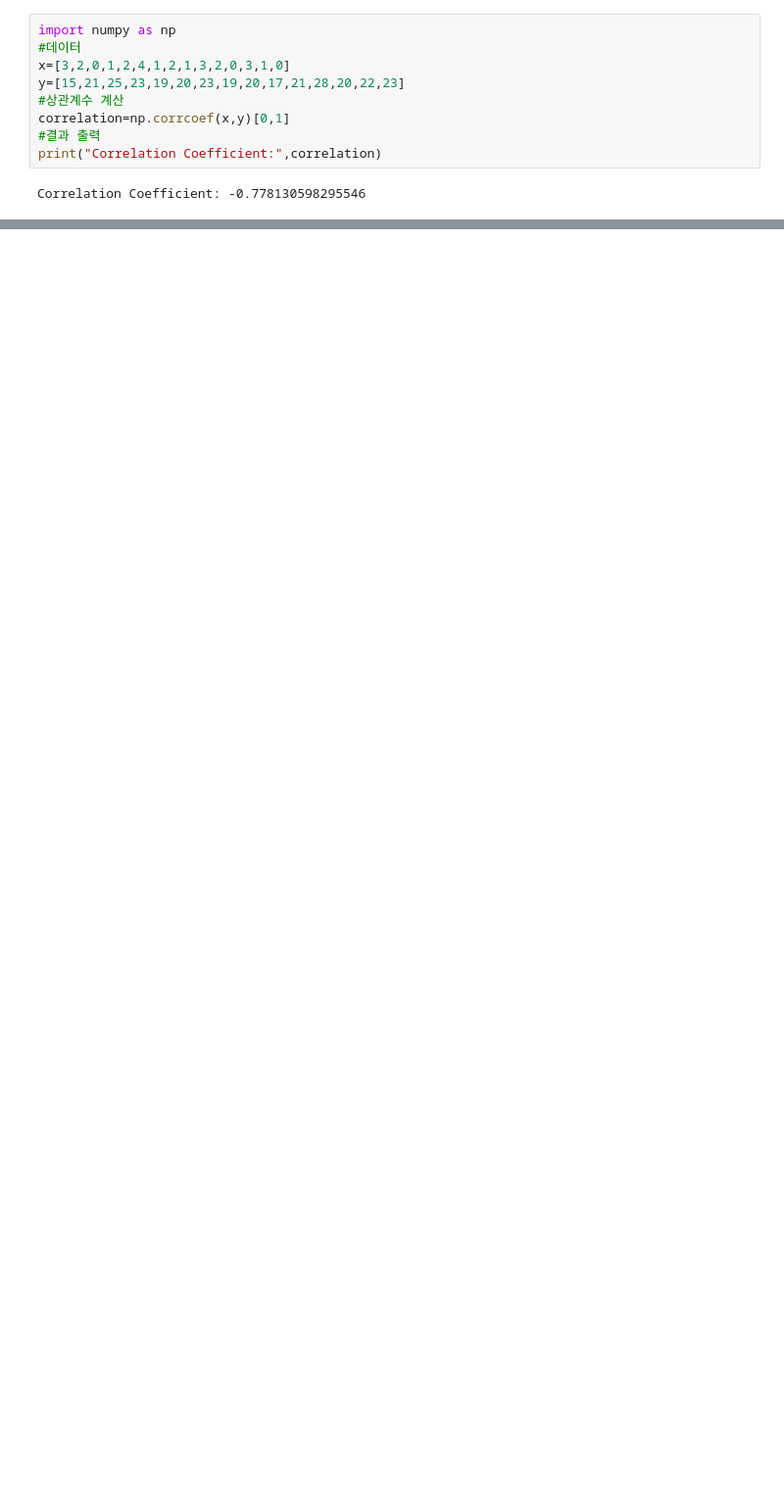
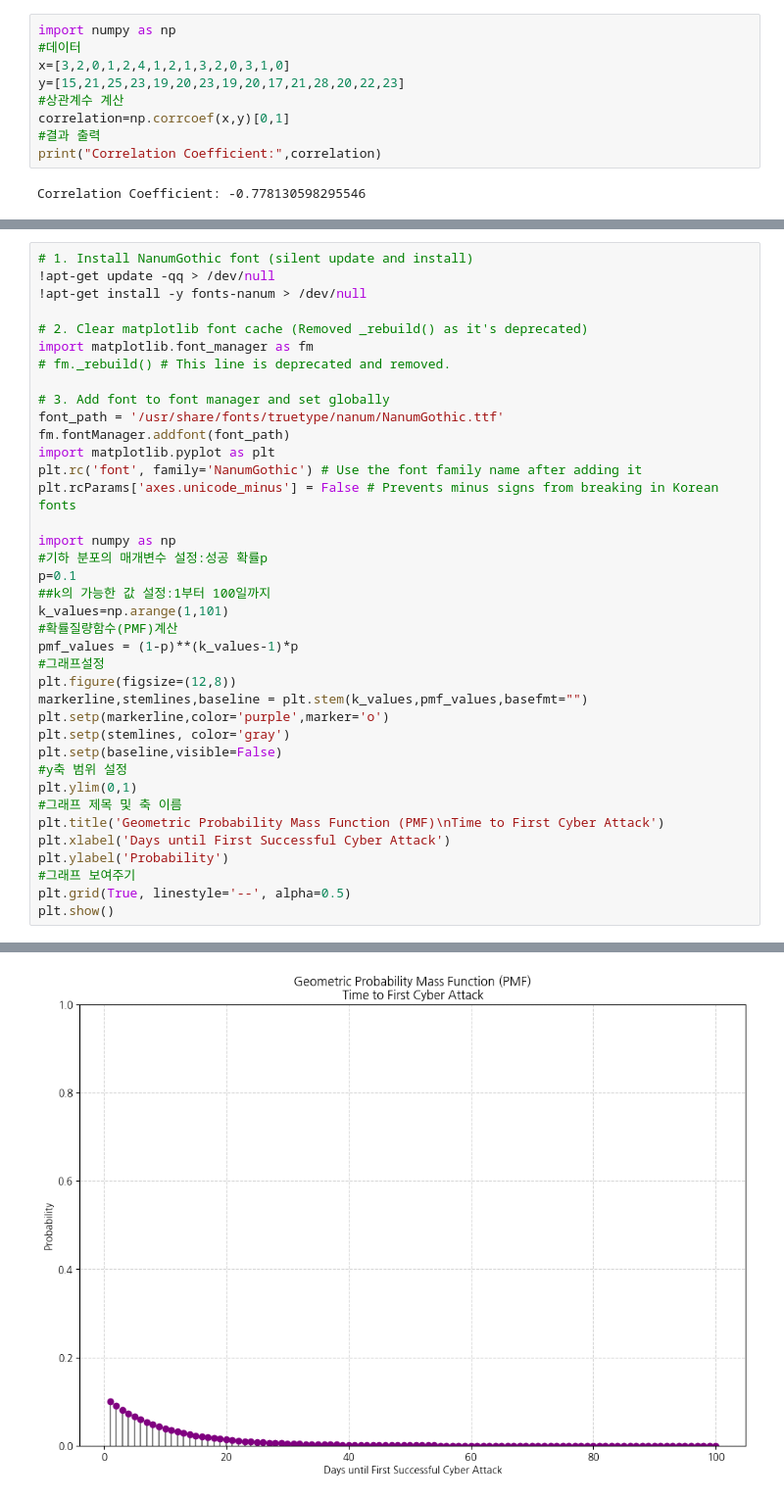
Before and after one commit to thgusdlek/-, a Jupyter notebook: 기초확률과통계.ipynb, the cells around one changed output, grey strips where cells are left out. Shown at 98% size. Drawn from its saved outputs; the diff is of its cells as text; blank space fills up the shorter version.

```diff
--- a/기초확률과통계.ipynb
+++ b/기초확률과통계.ipynb
@@ -409,0 +508,39 @@ Correlation Coefficient: -0.778130598295546
+# %%
+# 1. Install NanumGothic font (silent update and install)
+!apt-get update -qq > /dev/null
+!apt-get install -y fonts-nanum > /dev/null
+
+# 2. Clear matplotlib font cache (Removed _rebuild() as it's deprecated)
+import matplotlib.font_manager as fm
+# fm._rebuild() # This line is deprecated and removed.
+
+# 3. Add font to font manager and set globally
+font_path = '/usr/share/fonts/truetype/nanum/NanumGothic.ttf'
+fm.fontManager.addfont(font_path)
+import matplotlib.pyplot as plt
+plt.rc('font', family='NanumGothic') # Use the font family name after adding it
+plt.rcParams['axes.unicode_minus'] = False # Prevents minus signs from breaking in Korean fonts
+
+import numpy as np
+#기하 분포의 매개변수 설정:성공 확률p
+p=0.1
+##k의 가능한 값 설정:1부터 100일까지
+k_values=np.arange(1,101)
+#확률질량함수(PMF)계산
+pmf_values = (1-p)**(k_values-1)*p
+#그래프설정
+plt.figure(figsize=(12,8))
+markerline,stemlines,baseline = plt.stem(k_values,pmf_values,basefmt="")
+plt.setp(markerline,color='purple',marker='o')
+plt.setp(stemlines, color='gray')
+plt.setp(baseline,visible=False)
+#y축 범위 설정
+plt.ylim(0,1)
+#그래프 제목 및 축 이름
+plt.title('Geometric Probability Mass Function (PMF)\nTime to First Cyber Attack')
+plt.xlabel('Days until First Successful Cyber Attack')
+plt.ylabel('Probability')
+#그래프 보여주기
+plt.grid(True, linestyle='--', alpha=0.5)
+plt.show()
+# %% [output]
@@ -409,0 +548 @@ Correlation Coefficient: -0.778130598295546
+[figure, added]
```
Also changed, not shown: parts of 4 cells of this notebook.
